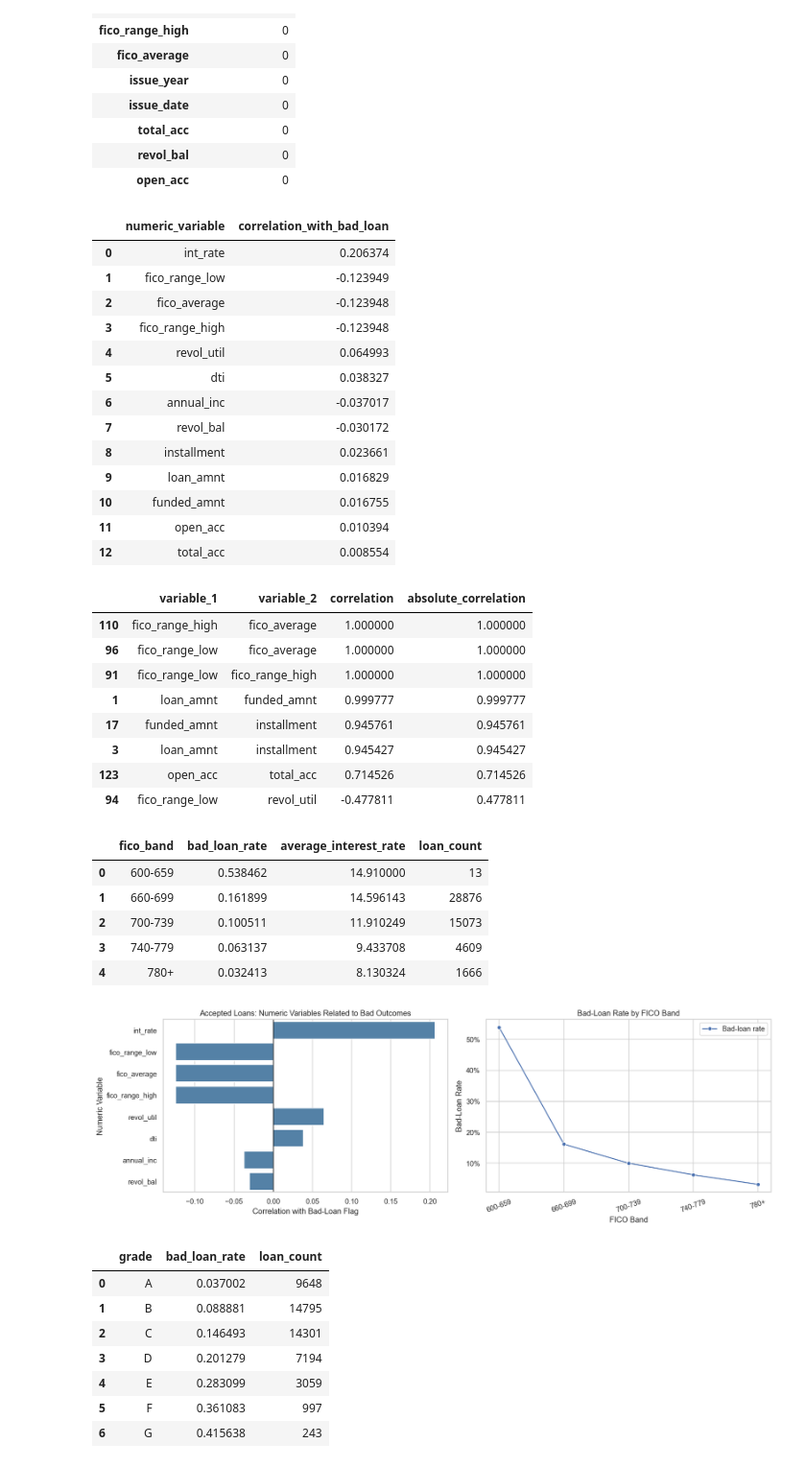
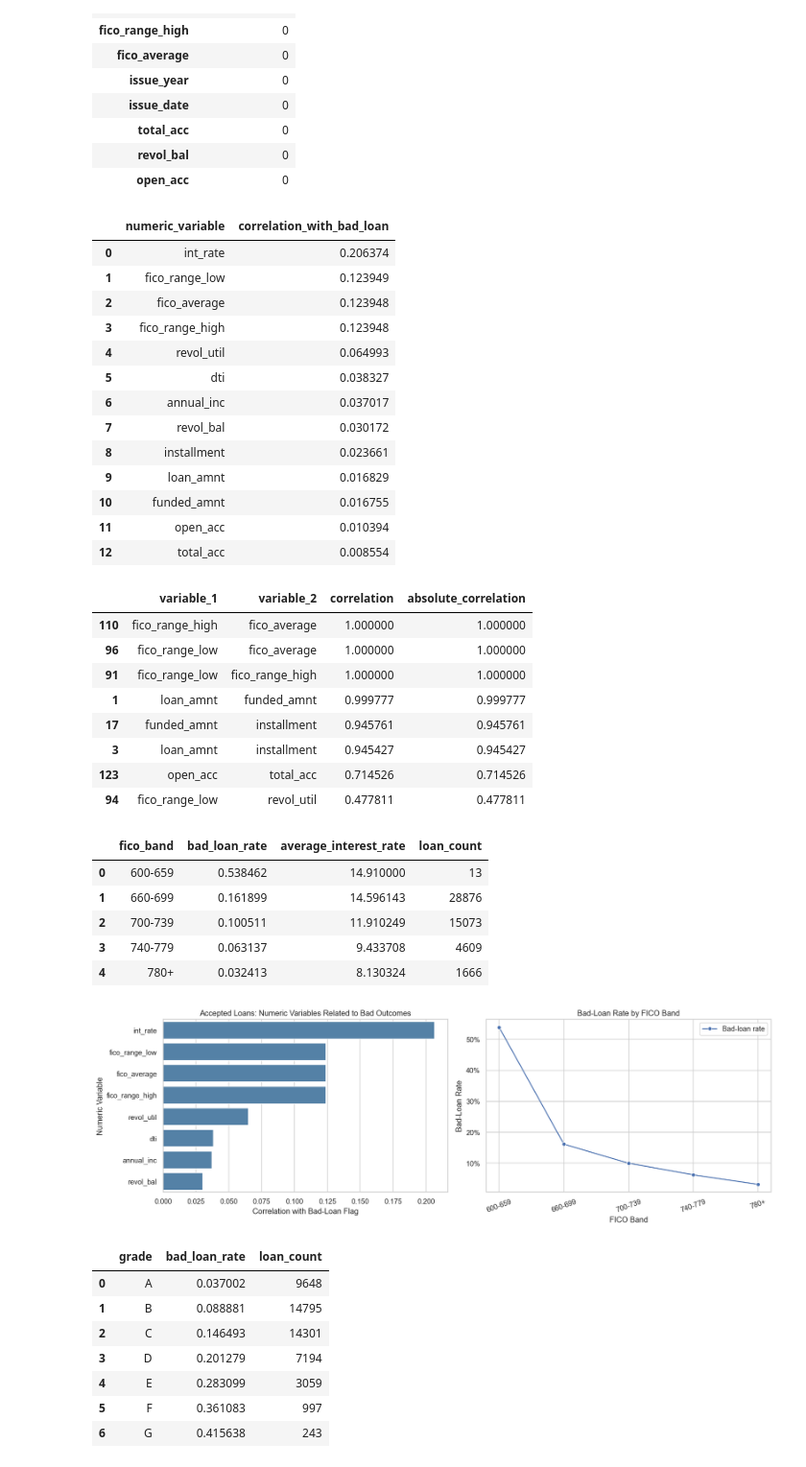
Before and after one commit to ckbaker78/AI_For_Leaders_Module-B-semester-2, a Jupyter notebook: Week6.ipynb, the cells around one changed output. Shown at 96% size. Saved outputs shown, nothing was run; the diff lists cells and outputs as text; code cells hidden in the pictures.

```diff
--- a/Week6.ipynb
+++ b/Week6.ipynb
@@ -614,7 +717,7 @@ Bad-loan rate in sample: 13.0%
 | open_acc | 0 |
 # %%
 accepted_numeric = accepted_loans.select_dtypes(include=np.number).drop(columns=["issue_year"], errors="ignore")
-accepted_corr = accepted_numeric.corr()
+accepted_corr = accepted_numeric.corr().abs()
 
 bad_loan_corr_df = (
     accepted_corr["bad_loan"]
@@ -669,40 +772,40 @@ axes[1].set_xlabel("FICO Band")
 axes[1].set_ylabel("Bad-Loan Rate")
 axes[1].yaxis.set_major_formatter(plt.FuncFormatter(lambda value, _: f"{value:.0%}"))
 axes[1].tick_params(axis="x", rotation=20)
 
 plt.tight_layout()
 plt.show()
 # %% [output]
 |  | numeric_variable | correlation_with_bad_loan |
 | 0 | int_rate | 0.206374 |
-| 1 | fico_range_low | -0.123949 |
-| 2 | fico_average | -0.123948 |
-| 3 | fico_range_high | -0.123948 |
+| 1 | fico_range_low | 0.123949 |
+| 2 | fico_average | 0.123948 |
+| 3 | fico_range_high | 0.123948 |
 | 4 | revol_util | 0.064993 |
 | 5 | dti | 0.038327 |
-| 6 | annual_inc | -0.037017 |
-| 7 | revol_bal | -0.030172 |
+| 6 | annual_inc | 0.037017 |
+| 7 | revol_bal | 0.030172 |
 | 8 | installment | 0.023661 |
 | 9 | loan_amnt | 0.016829 |
 | 10 | funded_amnt | 0.016755 |
 | 11 | open_acc | 0.010394 |
 | 12 | total_acc | 0.008554 |
 |  | variable_1 | variable_2 | correlation | absolute_correlation |
 | 110 | fico_range_high | fico_average | 1.000000 | 1.000000 |
 | 96 | fico_range_low | fico_average | 1.000000 | 1.000000 |
 | 91 | fico_range_low | fico_range_high | 1.000000 | 1.000000 |
 | 1 | loan_amnt | funded_amnt | 0.999777 | 0.999777 |
 | 17 | funded_amnt | installment | 0.945761 | 0.945761 |
 | 3 | loan_amnt | installment | 0.945427 | 0.945427 |
 | 123 | open_acc | total_acc | 0.714526 | 0.714526 |
-| 94 | fico_range_low | revol_util | -0.477811 | 0.477811 |
+| 94 | fico_range_low | revol_util | 0.477811 | 0.477811 |
 |  | fico_band | bad_loan_rate | average_interest_rate | loan_count |
 | 0 | 600-659 | 0.538462 | 14.910000 | 13 |
 | 1 | 660-699 | 0.161899 | 14.596143 | 28876 |
 | 2 | 700-739 | 0.100511 | 11.910249 | 15073 |
 | 3 | 740-779 | 0.063137 | 9.433708 | 4609 |
 | 4 | 780+ | 0.032413 | 8.130324 | 1666 |
-[figure, old version]
+[figure, new version]
 # %%
 grade_bad_rate = (
     accepted_loans
```
Also changed, not shown: parts of 12 cells of this notebook, 5 other files.
